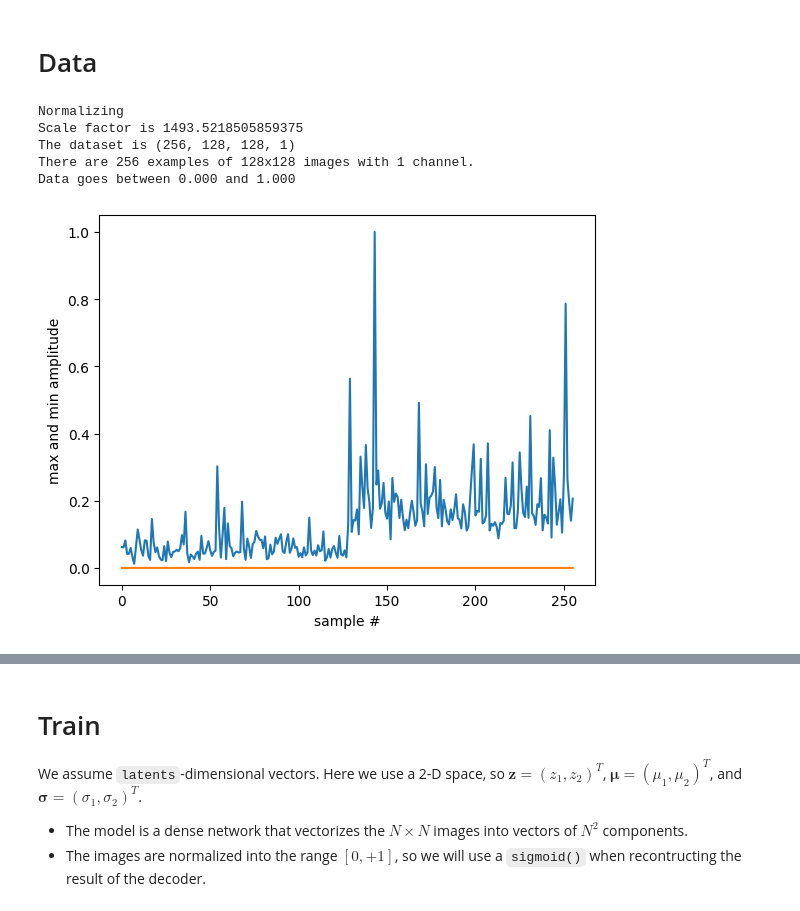
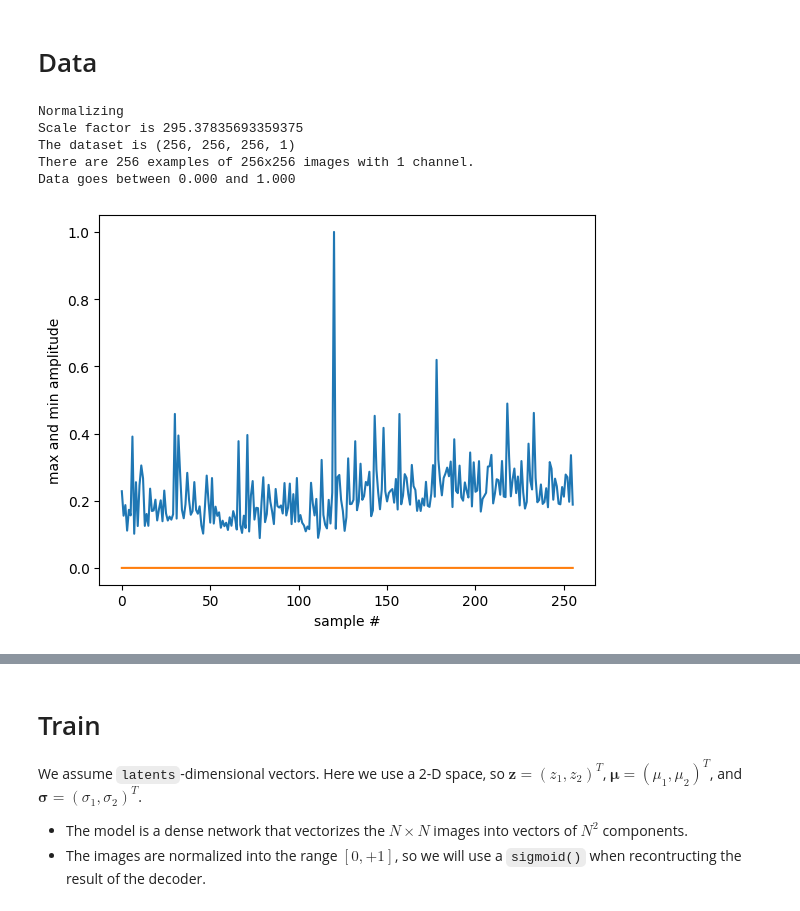
Before and after one commit to XxkmoxX/ML_variational_autoencoder, a Jupyter notebook: vae_connectivity.ipynb, the cells around one changed output, grey strips where cells are left out. Cells and saved outputs as stored; diff of their text form; code cells hidden in the pictures.

```diff
--- a/vae_connectivity.ipynb
+++ b/vae_connectivity.ipynb
@@ -205,10 +205,11 @@ def PlotSub(X,vmin=None,vmax=None):
 # %% [markdown]
 # Data
 # %%
-data_1 = jnp.load("/home/chris/projects/ml/ML_variational_autoencoder/medios_128Lcont/X_128L_ics_2.npy") # load the dataset
+data_1 = jnp.load("/home/chris/projects/ml/ML_variational_autoencoder/medios_256Lcont/X_256L_mg_ics_var1_lc8.npy") # load the dataset
 
-data_2 = jnp.load("/home/chris/projects/ml/ML_variational_autoencoder/medios_128Lcont/X_128L_hcs_2.npy") # load the dataset
+data_2 = jnp.load("/home/chris/projects/ml/ML_variational_autoencoder/medios_256Lcont/X_256L_mg_hcs_var1_lc8.npy") # load the dataset
 data   = jnp.concatenate([data_1, data_2], axis=0)    # use all available images
+data = data.reshape(256,256,256)
 data   = jnp.expand_dims(data, axis=-1)  # put "1" in the last dimension (number of channels)
 
 # # fake data
@@ -241,37 +242,37 @@ how_many_nans = jnp.sum(jnp.isnan(data),axis=[0,1,2,3]) # how many NaNs are pres
 
 #data0 = jnp.copy(data) # to use max and min of the true images to compare results of decoding with true images
 
 # Normalizing
 print("Normalizing")
 data_N  =  jnp.abs(data).max() #data_N  =  jnp.abs(data).max(axis=[0,1,2,3],keepdims=True) #.reshape(-1,1,1,1)
 ##data_N  =  data.mean(axis=[1,2,3],keepdims=True) #.reshape(-1,1,1,1) # This brings hell !
 #data_N  =  jnp.abs(data).max(axis=[1,2,3],keepdims=True) #.reshape(-1,1,1,1)
 print(f"Scale factor is {data_N}")
 data = data / data_N   # normalize to [0,+1] (a nice range for a sigmoid(.) )
 #data  = MaxMinScaler(data,0.01,1)
 
 if how_many_nans > 0 : print(f"Warning!: There are {how_many_nans} NaNs in the dataset")
 
 print(f"The dataset is {data.shape}")  # [ batch, W, H, channels]
 print(f"There are {data.shape[0]} examples of {data.shape[1]}x{data.shape[2]} images with {data.shape[-1]} channel.")
 print(f"Data goes between {data.min():.3f} and {data.max():.3f}")
 
 
 # Check that EACH image is between 0 and 1
 
 plt.figure()
 plt.plot(data.max(axis=[1,2,3],keepdims=True).squeeze())
 plt.plot(data.min(axis=[1,2,3],keepdims=True).squeeze())
 plt.xlabel("sample #")
 plt.ylabel("max and min amplitude")
 plt.show()
 # %% [output]
 Normalizing
-Scale factor is 1493.5218505859375
-The dataset is (256, 128, 128, 1)
-There are 256 examples of 128x128 images with 1 channel.
+Scale factor is 295.37835693359375
+The dataset is (256, 256, 256, 1)
+There are 256 examples of 256x256 images with 1 channel.
 Data goes between 0.000 and 1.000
-[figure, old version]
+[figure, new version]
 # %%
 del data_1
 del data_2
```
Also changed, not shown: parts of 11 cells of this notebook, 2 other files.
